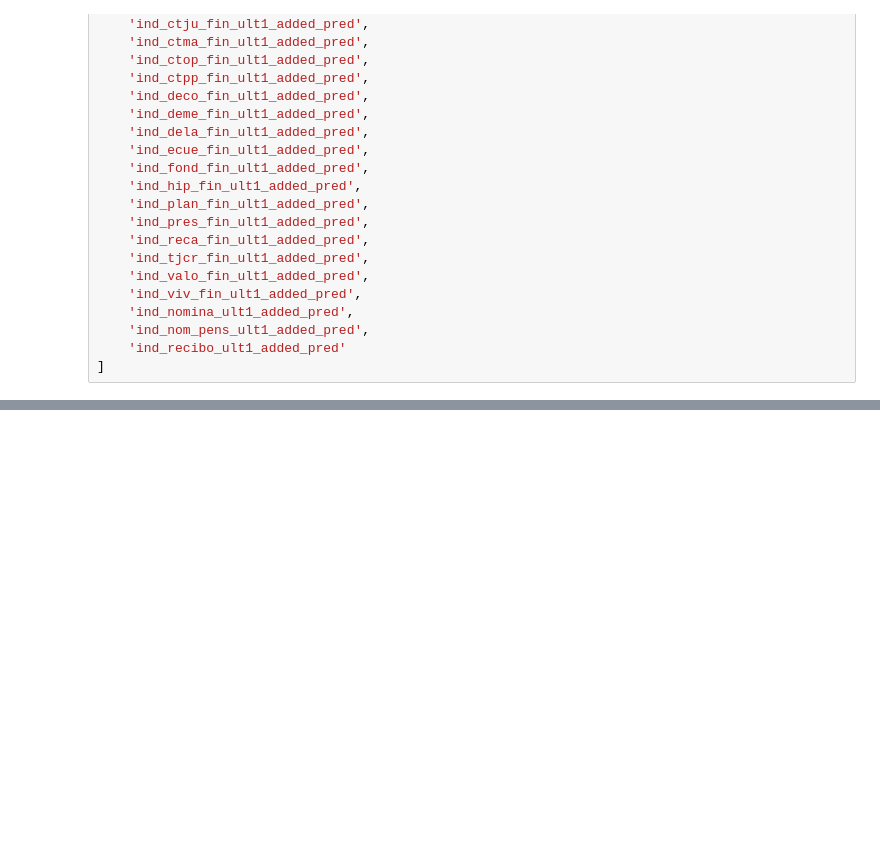
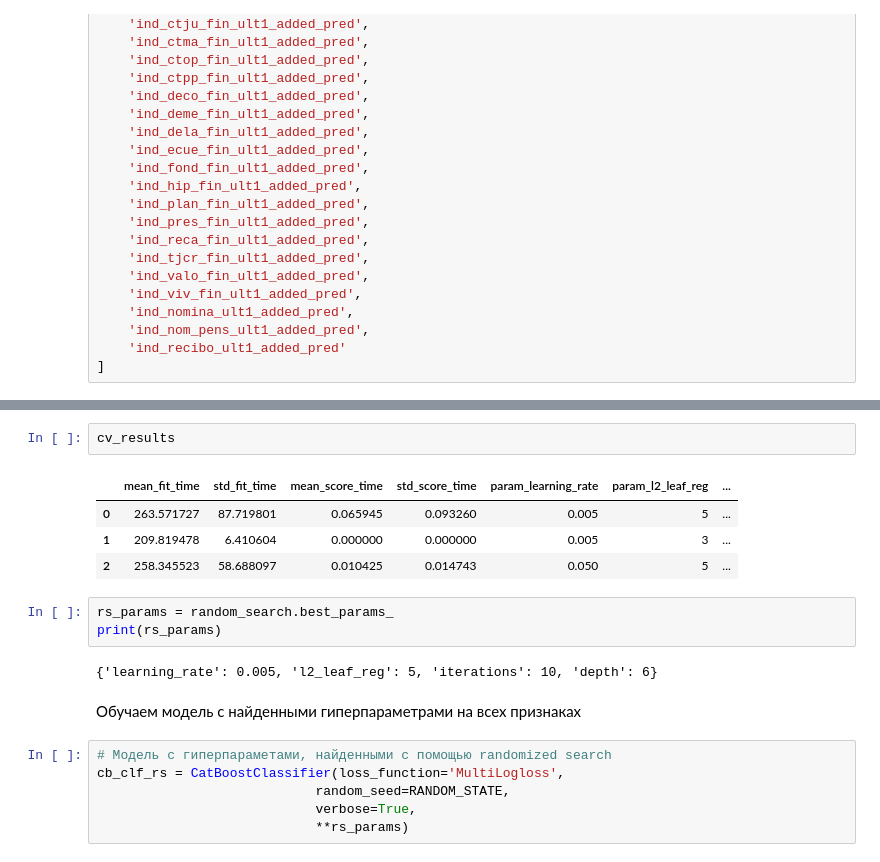
Before and after one commit to ibnkir/bank-recsys-project, a Jupyter notebook: notebooks/eda_ml_notebook.ipynb, the cells around one changed output, grey strips where cells are left out. Cells and saved outputs as stored; diff of their text form; blank space fills up the shorter version.

```diff
--- a/notebooks/eda_ml.ipynb
+++ b/notebooks/eda_ml_notebook.ipynb
@@ -1496,0 +1774,20 @@ mean_precisoin_at_k(Y_test, Y_test_pred, 7)
+# %%
+cv_results
+# %% [output]
+|  | mean_fit_time | std_fit_time | mean_score_time | std_score_time | param_learning_rate | param_l2_leaf_reg | ... |
+| 0 | 263.571727 | 87.719801 | 0.065945 | 0.093260 | 0.005 | 5 | ... |
+| 1 | 209.819478 | 6.410604 | 0.000000 | 0.000000 | 0.005 | 3 | ... |
+| 2 | 258.345523 | 58.688097 | 0.010425 | 0.014743 | 0.050 | 5 | ... |
+# %%
+rs_params = random_search.best_params_
+print(rs_params)
+# %% [output]
+{'learning_rate': 0.005, 'l2_leaf_reg': 5, 'iterations': 10, 'depth': 6}
+# %% [markdown]
+Обучаем модель с найденными гиперпараметрами на всех признаках
+# %%
+# Модель с гиперпараметами, найденными с помощью randomized search
+cb_clf_rs = CatBoostClassifier(loss_function='MultiLogloss',
+                            random_seed=RANDOM_STATE,
+                            verbose=True,
+                            **rs_params)
```
Also changed, not shown: parts of 154 cells of this notebook, 8 other files.
